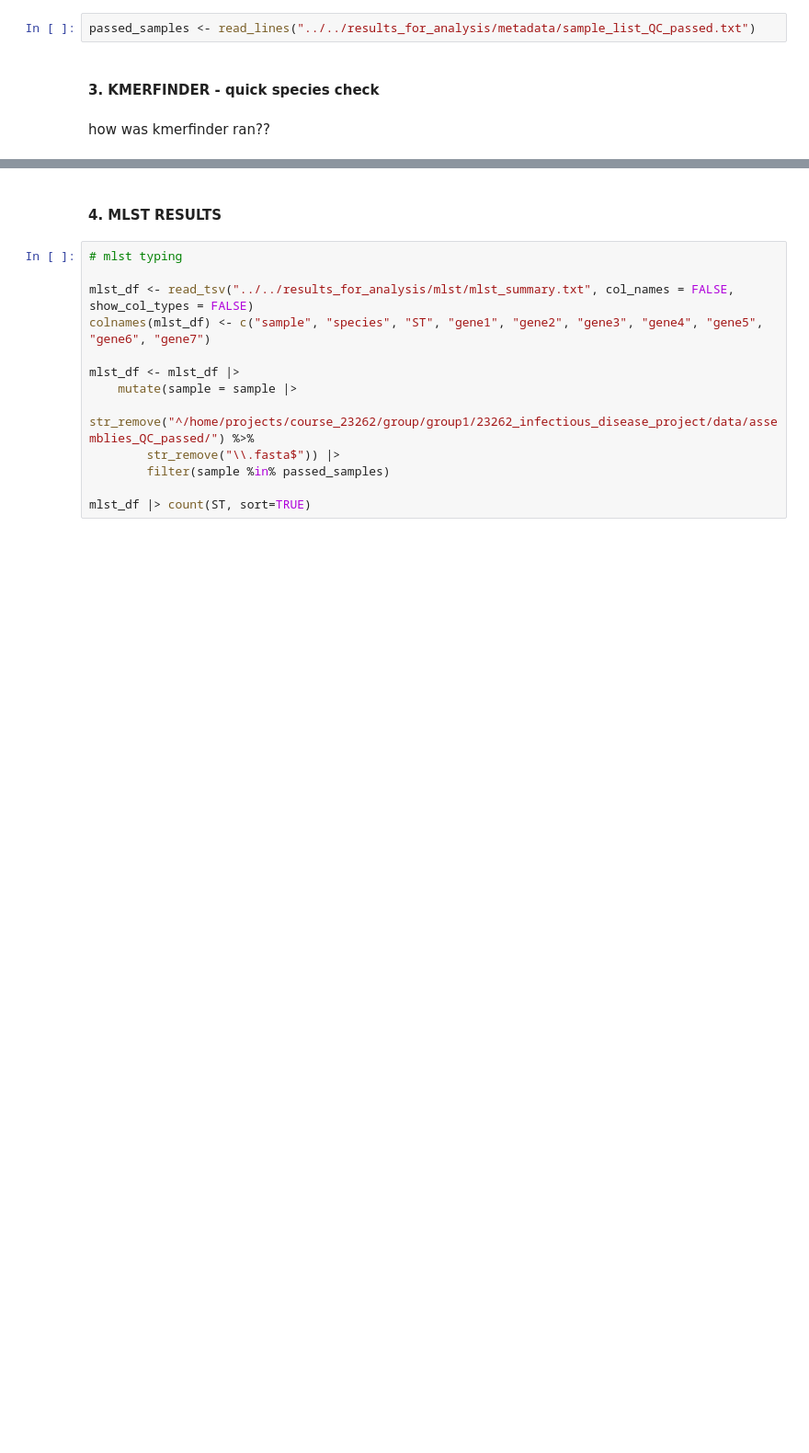
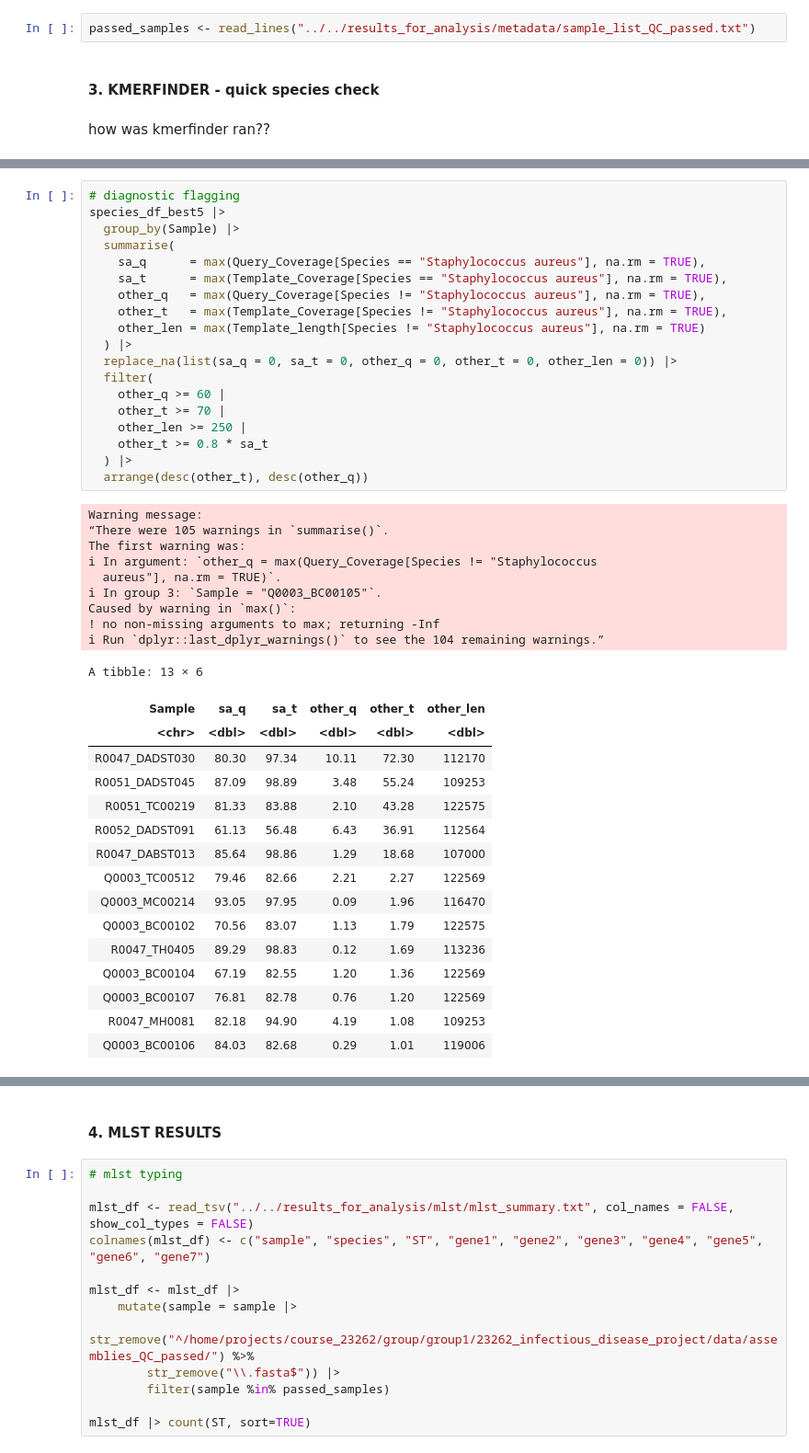
Before and after one commit to andregodinhodtu/23262_infectious_disease_project, a Jupyter notebook: source/analysis/kmer_mlst_resfinder.ipynb, the cells around one changed output, grey strips where cells are left out. Shown at 92% size. Drawn from its saved outputs; the diff is of its cells as text; blank space fills up the shorter version.

```diff
--- a/source/analysis/kmer_mlst_resfinder.ipynb
+++ b/source/analysis/kmer_mlst_resfinder.ipynb
@@ -195,6 +193,51 @@ A tibble: 27 × 3
 | Q0003_BC00107 | 82.78 | 1.20 |
 | R0047_MH0081 | 94.90 | 1.08 |
 | Q0003_BC00106 | 82.68 | 1.01 |
+# %%
+# diagnostic flagging
+species_df_best5 |>
+  group_by(Sample) |>
+  summarise(
+    sa_q      = max(Query_Coverage[Species == "Staphylococcus aureus"], na.rm = TRUE),
+    sa_t      = max(Template_Coverage[Species == "Staphylococcus aureus"], na.rm = TRUE),
+    other_q   = max(Query_Coverage[Species != "Staphylococcus aureus"], na.rm = TRUE),
+    other_t   = max(Template_Coverage[Species != "Staphylococcus aureus"], na.rm = TRUE),
+    other_len = max(Template_length[Species != "Staphylococcus aureus"], na.rm = TRUE)
+  ) |>
+  replace_na(list(sa_q = 0, sa_t = 0, other_q = 0, other_t = 0, other_len = 0)) |>
+  filter(
+    other_q >= 60 |
+    other_t >= 70 |
+    other_len >= 250 |
+    other_t >= 0.8 * sa_t
+  ) |>
+  arrange(desc(other_t), desc(other_q))
+# %% [output]
+Warning message:
+“There were 105 warnings in `summarise()`.
+The first warning was:
+ℹ In argument: `other_q = max(Query_Coverage[Species != "Staphylococcus
+  aureus"], na.rm = TRUE)`.
+ℹ In group 3: `Sample = "Q0003_BC00105"`.
+Caused by warning in `max()`:
+! no non-missing arguments to max; returning -Inf
+ℹ Run `dplyr::last_dplyr_warnings()` to see the 104 remaining warnings.”
+A tibble: 13 × 6
+| Sample | sa_q | sa_t | other_q | other_t | other_len |
+| <chr> | <dbl> | <dbl> | <dbl> | <dbl> | <dbl> |
+| R0047_DADST030 | 80.30 | 97.34 | 10.11 | 72.30 | 112170 |
+| R0051_DADST045 | 87.09 | 98.89 | 3.48 | 55.24 | 109253 |
+| R0051_TC00219 | 81.33 | 83.88 | 2.10 | 43.28 | 122575 |
+| R0052_DADST091 | 61.13 | 56.48 | 6.43 | 36.91 | 112564 |
+| R0047_DABST013 | 85.64 | 98.86 | 1.29 | 18.68 | 107000 |
+| Q0003_TC00512 | 79.46 | 82.66 | 2.21 | 2.27 | 122569 |
+| Q0003_MC00214 | 93.05 | 97.95 | 0.09 | 1.96 | 116470 |
+| Q0003_BC00102 | 70.56 | 83.07 | 1.13 | 1.79 | 122575 |
+| R0047_TH0405 | 89.29 | 98.83 | 0.12 | 1.69 | 113236 |
+| Q0003_BC00104 | 67.19 | 82.55 | 1.20 | 1.36 | 122569 |
+| Q0003_BC00107 | 76.81 | 82.78 | 0.76 | 1.20 | 122569 |
+| R0047_MH0081 | 82.18 | 94.90 | 4.19 | 1.08 | 109253 |
+| Q0003_BC00106 | 84.03 | 82.68 | 0.29 | 1.01 | 119006 |
 # %%
 species_df <- read_tsv("../../results_for_analysis/kmerfinder/kmerfinder_for_trimmed_reads/kmerfinder_summary_1st_hit.txt")
 
```
Also changed, not shown: parts of 5 cells of this notebook, 8 other files.
